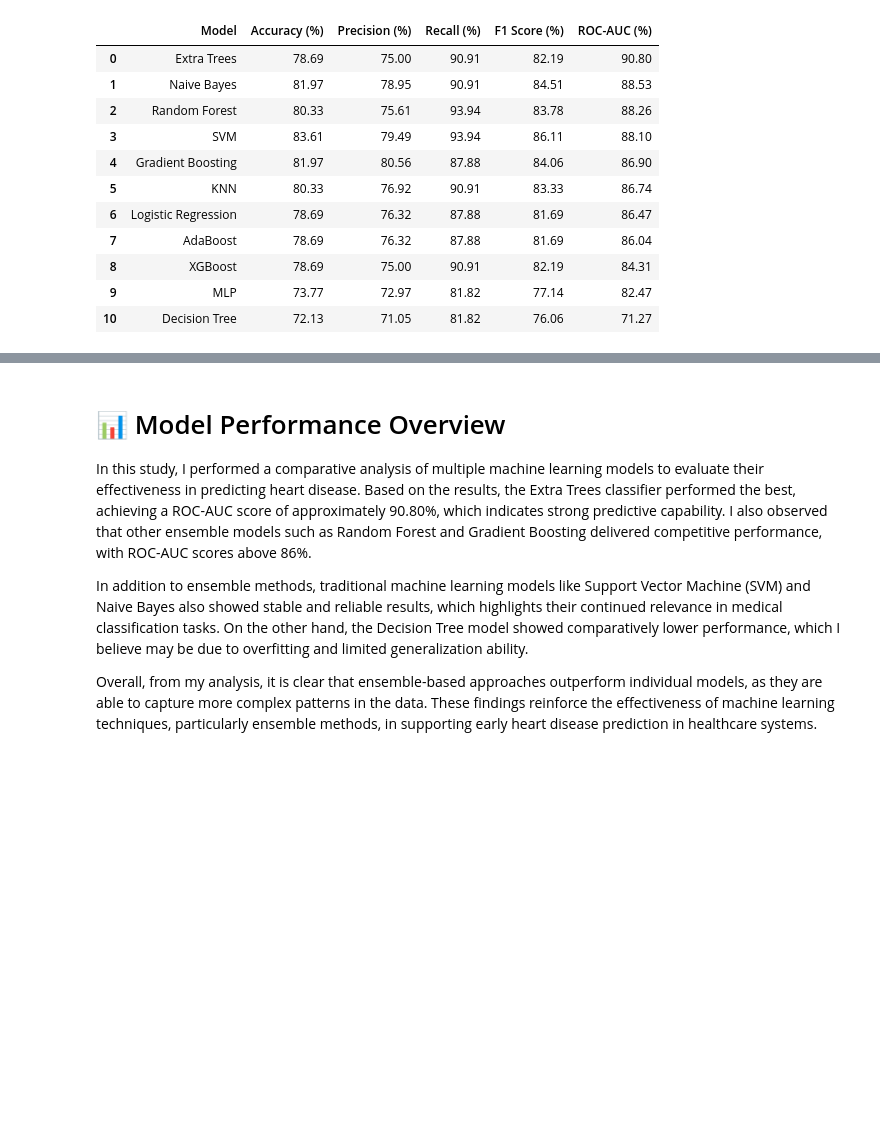
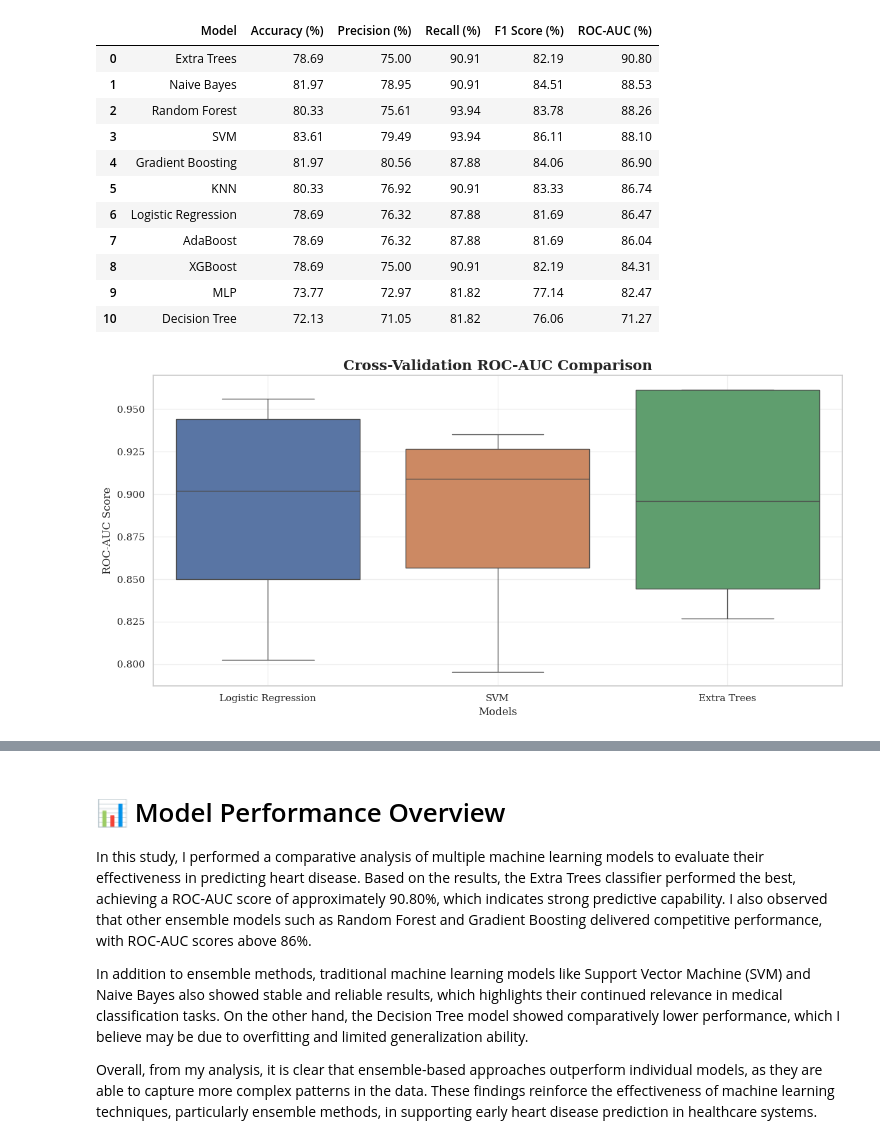
Before and after one commit to jabedkhanjb/Advancing-Early-Heart-Disease-Detection-Using-Explainable-AI-in-Healthcare-Systems, a Jupyter notebook: Advancing Early Heart Disease Detection Using Explainable AI in Healthcare Systems.ipynb, the cells around one changed output, grey strips where cells are left out. Cells and saved outputs as stored; diff of their text form; code cells hidden in the pictures; blank space fills up the shorter version.

Commit message:
new visualization

```diff
--- a/Advancing Early Heart Disease Detection Using Explainable AI in Healthcare Systems.ipynb
+++ b/Advancing Early Heart Disease Detection Using Explainable AI in Healthcare Systems.ipynb
@@ -573,3 +595,49 @@ results_df
 | 8 | XGBoost | 78.69 | 75.00 | 90.91 | 82.19 | 84.31 |
 | 9 | MLP | 73.77 | 72.97 | 81.82 | 77.14 | 82.47 |
 | 10 | Decision Tree | 72.13 | 71.05 | 81.82 | 76.06 | 71.27 |
+# %%
+from sklearn.svm import SVC
+from sklearn.ensemble import ExtraTreesClassifier
+
+cv = StratifiedKFold(n_splits=5, shuffle=True, random_state=42)
+
+# Logistic Regression (pipeline)
+scores_lr = cross_val_score(pipeline, X_train, y_train, cv=cv, scoring='roc_auc')
+
+# SVM (pipeline)
+pipeline_svm = Pipeline([
+    ('scaler', StandardScaler()),
+    ('model', SVC(probability=True))
+])
+scores_svm = cross_val_score(pipeline_svm, X_train, y_train, cv=cv, scoring='roc_auc')
+
+# Extra Trees (no scaling)
+extra_model = ExtraTreesClassifier(n_estimators=200, random_state=42)
+scores_et = cross_val_score(extra_model, X_train, y_train, cv=cv, scoring='roc_auc')
+# %%
+import pandas as pd
+
+df_cv = pd.DataFrame({
+    "Logistic Regression": scores_lr,
+    "SVM": scores_svm,
+    "Extra Trees": scores_et
+})
+# %%
+import matplotlib.pyplot as plt
+import seaborn as sns
+
+plt.figure(figsize=(12,6))
+
+sns.boxplot(data=df_cv)
+
+plt.title("Cross-Validation ROC-AUC Comparison", fontsize=16, fontweight='bold')
+plt.ylabel("ROC-AUC Score")
+plt.xlabel("Models")
+
+plt.grid(alpha=0.3)
+plt.tight_layout()
+
+plt.savefig("cv_boxplot.png", dpi=300, bbox_inches='tight')
+plt.show()
+# %% [output]
+[figure, added]
```
Also changed, not shown: parts of 5 cells of this notebook, 3 other files.
